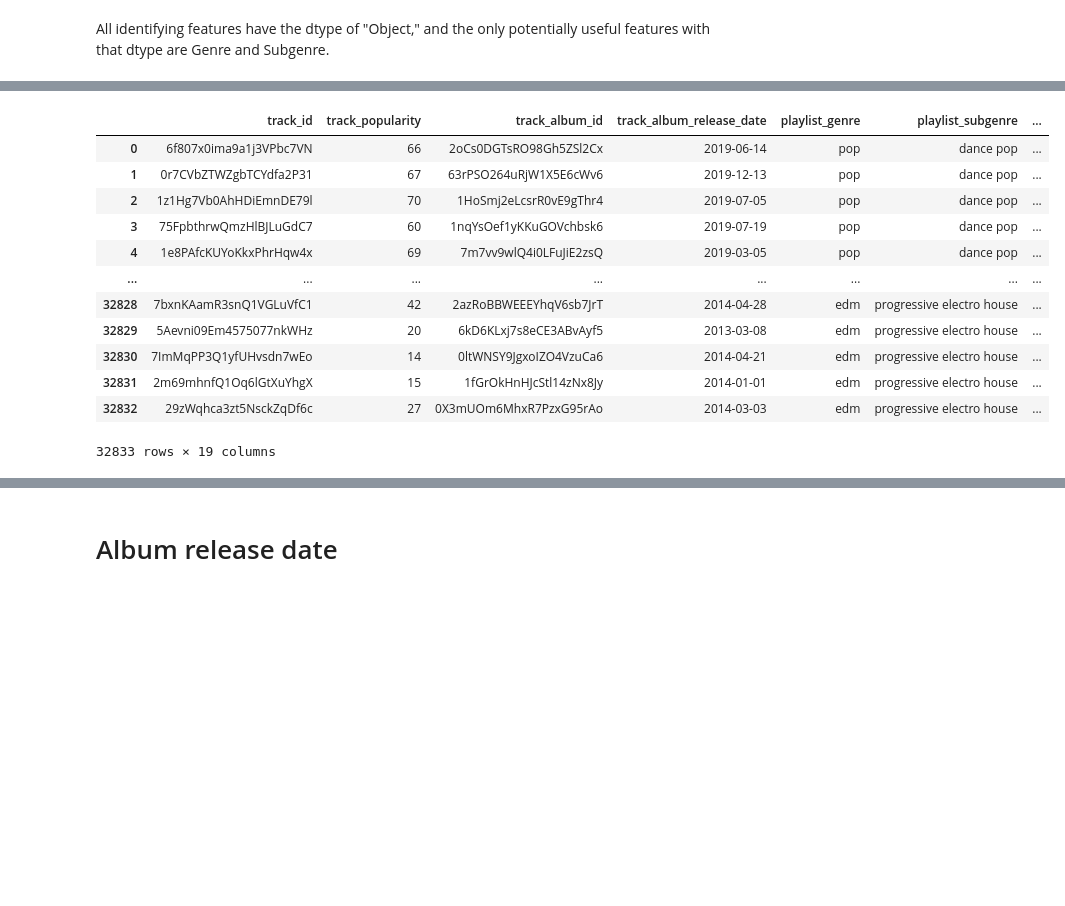
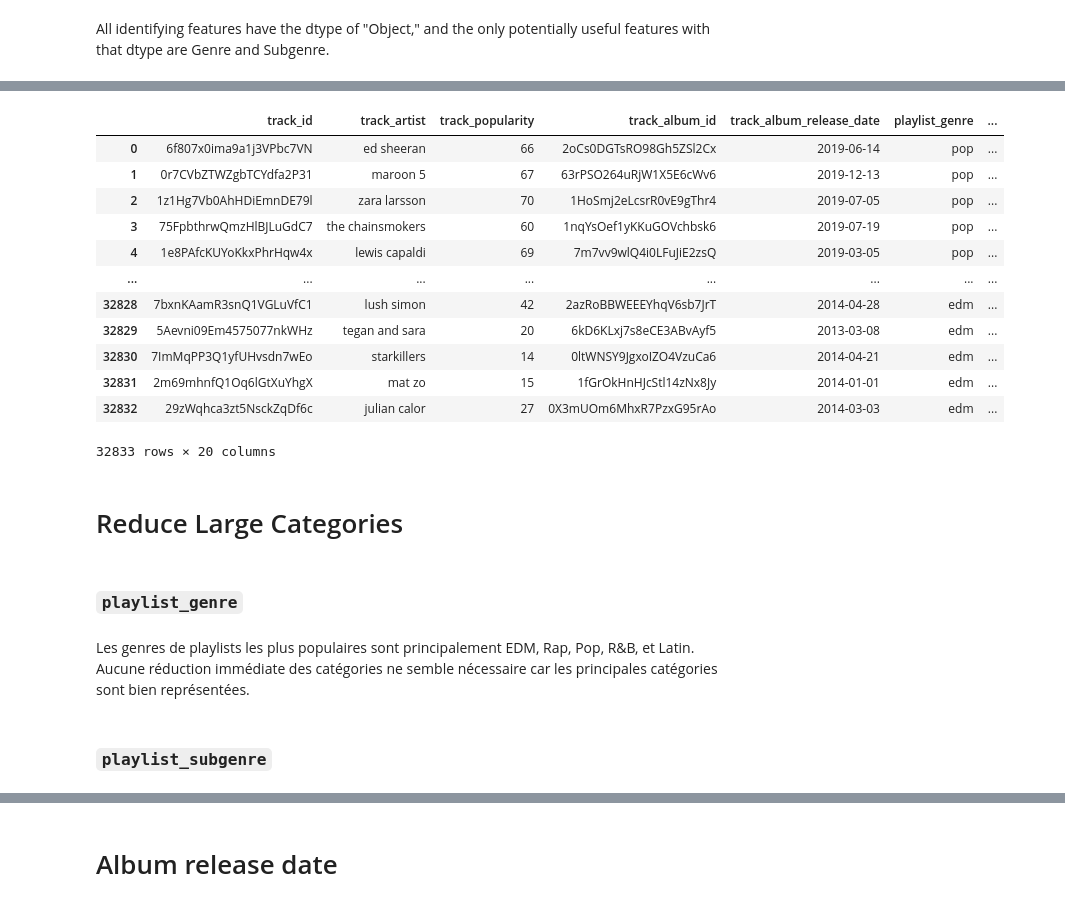
Before and after one commit to elish2605/project-ML, a Jupyter notebook: Data Preperation.ipynb, the cells around one changed output, grey strips where cells are left out. Drawn from its saved outputs; the diff is of its cells as text; code cells hidden in the pictures; blank space fills up the shorter version.

```diff
--- a/Data Preperation.ipynb
+++ b/Data Preperation.ipynb
@@ -313,12 +301,0 @@ string_df = df[columns_to_convert].astype('string')
-# %%
-# Convert specified columns to string type and create string_df
-string_df = df[columns_to_convert].astype(str)
-
-# Remove punctuation in one line
-string_df = string_df.applymap(lambda x: x.translate(str.maketrans('', '', string.punctuation)))
-
-# Assign the cleaned columns back to the original DataFrame
-df[columns_to_convert] = string_df
-
-# Display the resulting DataFrame
-df
@@ -339,17 +301,0 @@ df
-# %%
-# Remove special characters, unnecessary spaces, and convert text to lowercase
-def clean_text(text):
-    if isinstance(text, str):
-        # Remove special characters and unnecessary spaces
-        text = text.replace("-", " ").replace("_", " ").strip().lower()
-        return " ".join(text.split())  # Remove multiple spaces
-    return text
-
-# Apply cleaning to text columns
-df["track_name"] = df["track_name"].apply(clean_text)
-df["track_artist"] = df["track_artist"].apply(clean_text)
-df["track_album_name"] = df["track_album_name"].apply(clean_text)
-df["playlist_name"] = df["playlist_name"].apply(clean_text)
-
-# Display an example of cleaned text
-df[["track_name", "track_artist", "track_album_name", "playlist_name"]].T
@@ -426,0 +378,7 @@ This is crucial because it means that to "merge" the duplicate entries, we only
+# %%
+# Nettoyage du texte (minuscules, suppression des caractères spéciaux)
+df['track_name'] = df['track_name'].str.lower().str.replace(r'[^\w\s]', '', regex=True)
+df['track_artist'] = df['track_artist'].str.lower().str.replace(r'[^\w\s]', '', regex=True)
+df['track_album_name'] = df['track_album_name'].str.lower().str.replace(r'[^\w\s]', '', regex=True)
+df['playlist_name'] = df['playlist_name'].str.lower().str.replace(r'[^\w\s]', '', regex=True)
+df
@@ -460,20 +432,20 @@ df1
 # %%
-df_text = df1[['track_id', 'track_name', 'track_artist', 'track_album_name', 'playlist_name']].copy()
-columns_to_drop = ['track_name', 'track_artist',
+df_text = df1[['track_id', 'track_name', 'track_album_name', 'playlist_name']].copy()
+columns_to_drop = ['track_name',
                    'track_album_name', 'playlist_name']
 df1 = df1.drop(columns=columns_to_drop)
 df1
 # %% [output]
-|  | track_id | track_popularity | track_album_id | track_album_release_date | playlist_genre | playlist_subgenre | ... |
-| 0 | 6f807x0ima9a1j3VPbc7VN | 66 | 2oCs0DGTsRO98Gh5ZSl2Cx | 2019-06-14 | pop | dance pop | ... |
-| 1 | 0r7CVbZTWZgbTCYdfa2P31 | 67 | 63rPSO264uRjW1X5E6cWv6 | 2019-12-13 | pop | dance pop | ... |
-| 2 | 1z1Hg7Vb0AhHDiEmnDE79l | 70 | 1HoSmj2eLcsrR0vE9gThr4 | 2019-07-05 | pop | dance pop | ... |
-| 3 | 75FpbthrwQmzHlBJLuGdC7 | 60 | 1nqYsOef1yKKuGOVchbsk6 | 2019-07-19 | pop | dance pop | ... |
-| 4 | 1e8PAfcKUYoKkxPhrHqw4x | 69 | 7m7vv9wlQ4i0LFuJiE2zsQ | 2019-03-05 | pop | dance pop | ... |
+|  | track_id | track_artist | track_popularity | track_album_id | track_album_release_date | playlist_genre | ... |
+| 0 | 6f807x0ima9a1j3VPbc7VN | ed sheeran | 66 | 2oCs0DGTsRO98Gh5ZSl2Cx | 2019-06-14 | pop | ... |
+| 1 | 0r7CVbZTWZgbTCYdfa2P31 | maroon 5 | 67 | 63rPSO264uRjW1X5E6cWv6 | 2019-12-13 | pop | ... |
+| 2 | 1z1Hg7Vb0AhHDiEmnDE79l | zara larsson | 70 | 1HoSmj2eLcsrR0vE9gThr4 | 2019-07-05 | pop | ... |
+| 3 | 75FpbthrwQmzHlBJLuGdC7 | the chainsmokers | 60 | 1nqYsOef1yKKuGOVchbsk6 | 2019-07-19 | pop | ... |
+| 4 | 1e8PAfcKUYoKkxPhrHqw4x | lewis capaldi | 69 | 7m7vv9wlQ4i0LFuJiE2zsQ | 2019-03-05 | pop | ... |
 | ... | ... | ... | ... | ... | ... | ... | ... |
-| 32828 | 7bxnKAamR3snQ1VGLuVfC1 | 42 | 2azRoBBWEEEYhqV6sb7JrT | 2014-04-28 | edm | progressive electro house | ... |
-| 32829 | 5Aevni09Em4575077nkWHz | 20 | 6kD6KLxj7s8eCE3ABvAyf5 | 2013-03-08 | edm | progressive electro house | ... |
-| 32830 | 7ImMqPP3Q1yfUHvsdn7wEo | 14 | 0ltWNSY9JgxoIZO4VzuCa6 | 2014-04-21 | edm | progressive electro house | ... |
-| 32831 | 2m69mhnfQ1Oq6lGtXuYhgX | 15 | 1fGrOkHnHJcStl14zNx8Jy | 2014-01-01 | edm | progressive electro house | ... |
-| 32832 | 29zWqhca3zt5NsckZqDf6c | 27 | 0X3mUOm6MhxR7PzxG95rAo | 2014-03-03 | edm | progressive electro house | ... |
+| 32828 | 7bxnKAamR3snQ1VGLuVfC1 | lush simon | 42 | 2azRoBBWEEEYhqV6sb7JrT | 2014-04-28 | edm | ... |
+| 32829 | 5Aevni09Em4575077nkWHz | tegan and sara | 20 | 6kD6KLxj7s8eCE3ABvAyf5 | 2013-03-08 | edm | ... |
+| 32830 | 7ImMqPP3Q1yfUHvsdn7wEo | starkillers | 14 | 0ltWNSY9JgxoIZO4VzuCa6 | 2014-04-21 | edm | ... |
+| 32831 | 2m69mhnfQ1Oq6lGtXuYhgX | mat zo | 15 | 1fGrOkHnHJcStl14zNx8Jy | 2014-01-01 | edm | ... |
+| 32832 | 29zWqhca3zt5NsckZqDf6c | julian calor | 27 | 0X3mUOm6MhxR7PzxG95rAo | 2014-03-03 | edm | ... |
-32833 rows × 19 columns
+32833 rows × 20 columns
@@ -479,0 +454,8 @@ df1
+# %% [markdown]
+# Reduce Large Categories
+# %% [markdown]
+### `playlist_genre`
+# %% [markdown]
+Les genres de playlists les plus populaires sont principalement EDM, Rap, Pop, R&B, et Latin. Aucune réduction immédiate des catégories ne semble nécessaire car les principales catégories sont bien représentées.
+# %% [markdown]
+### `playlist_subgenre`
```
Also changed, not shown: parts of 29 cells of this notebook.
